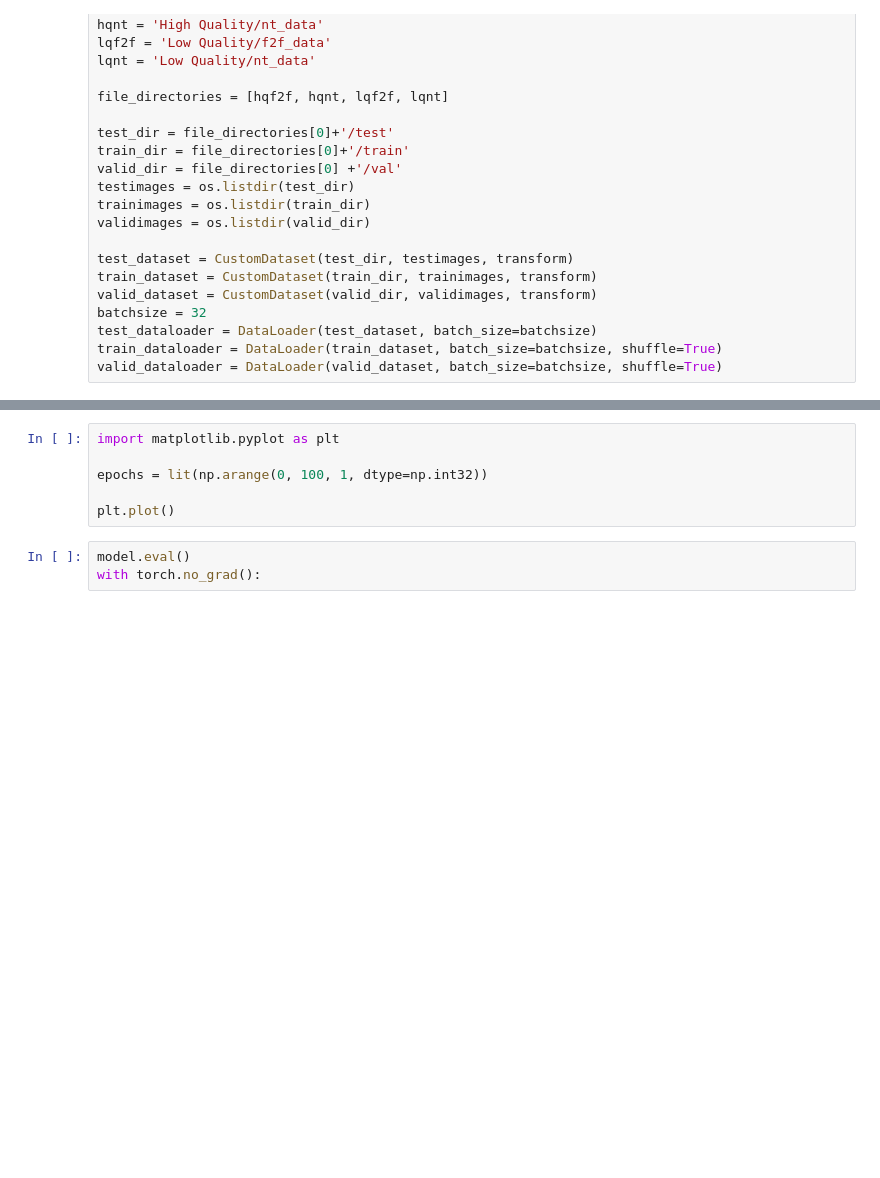
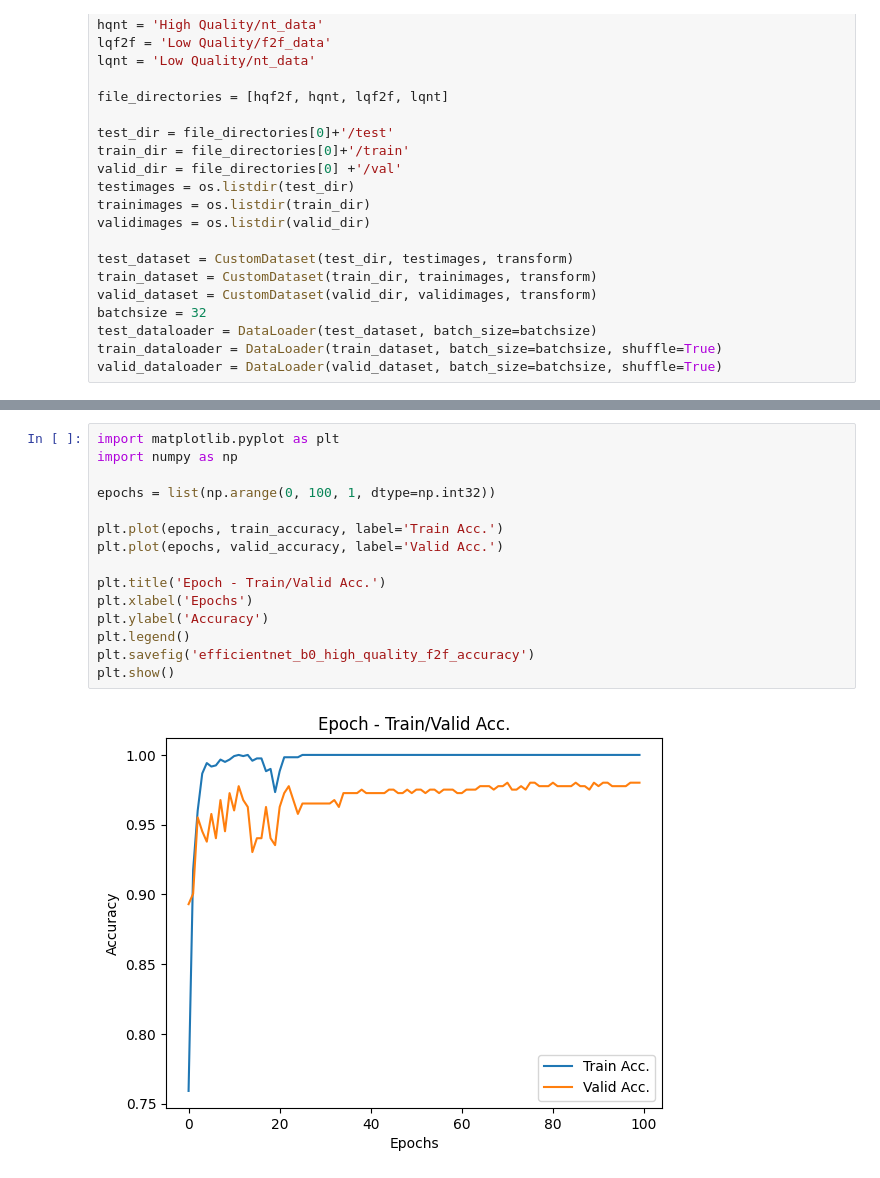
Before and after one commit to ilwoong100/deepfake, a Jupyter notebook: sample.ipynb, the cells around one changed output, grey strips where cells are left out. Drawn from its saved outputs; the diff is of its cells as text; blank space fills up the shorter version.

```diff
--- a/sample.ipynb
+++ b/sample.ipynb
@@ -154,10 +135,18 @@ for i in range(epoch):
 [2.0174930095672607, 0.37426167726516724, 0.12684381008148193, 0.034428440034389496, 0.012194947339594364, 0.026025786995887756, 0.021701399236917496, 0.019100751727819443, 0.021700890734791756, 0.009 ...
 # %%
 import matplotlib.pyplot as plt
+import numpy as np
 
-epochs = lit(np.arange(0, 100, 1, dtype=np.int32))
+epochs = list(np.arange(0, 100, 1, dtype=np.int32))
 
-plt.plot()
+plt.plot(epochs, train_accuracy, label='Train Acc.')
+plt.plot(epochs, valid_accuracy, label='Valid Acc.')
+
+plt.title('Epoch - Train/Valid Acc.')
+plt.xlabel('Epochs')
+plt.ylabel('Accuracy')
+plt.legend()
+plt.savefig('efficientnet_b0_high_quality_f2f_accuracy')
+plt.show()
+# %% [output]
+[figure, added]
-# %%
-model.eval()
-with torch.no_grad():
```
Also changed, not shown: parts of 4 cells of this notebook.
